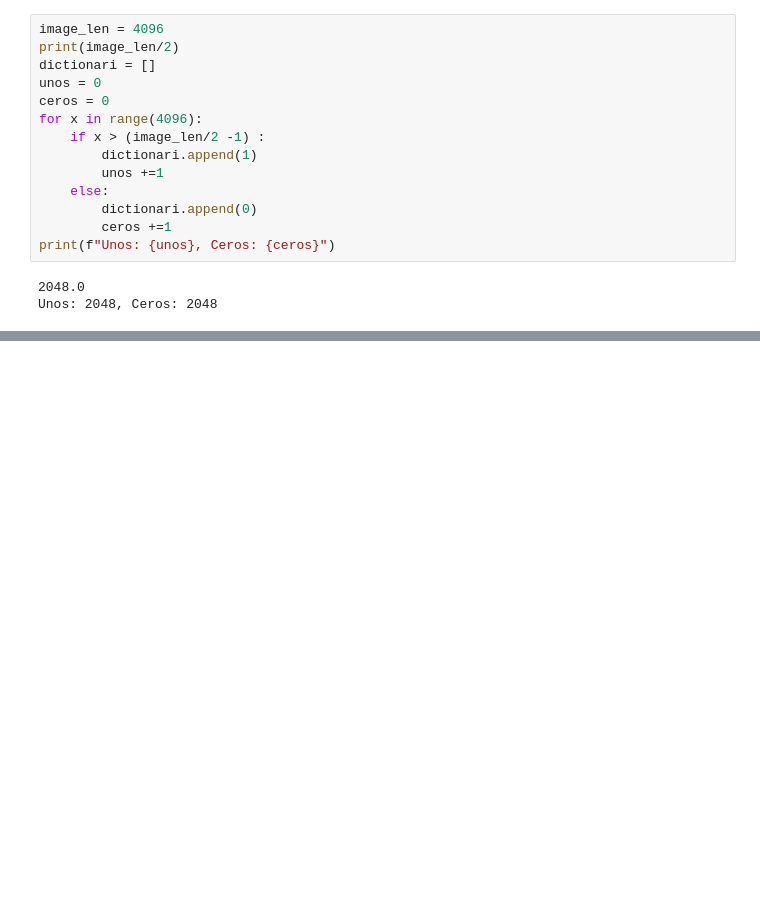
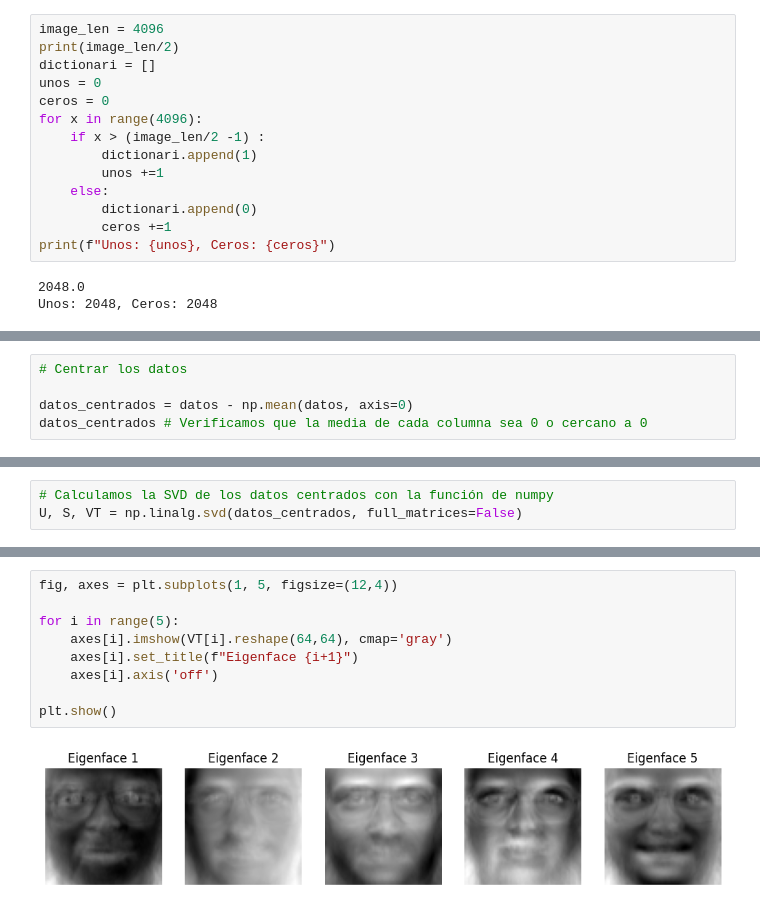
Before and after one commit to Jvelasquez980/Practica-Final-MatApl, a Jupyter notebook: Examen_Final.ipynb, the cells around one changed output, grey strips where cells are left out. Saved outputs shown, nothing was run; the diff lists cells and outputs as text; blank space fills up the shorter version.

```diff
--- a/Examen_Final.ipynb
+++ b/Examen_Final.ipynb
@@ -118,0 +121,5 @@ Unos: 2048, Ceros: 2048
+# %%
+# Centrar los datos
+
+datos_centrados = datos - np.mean(datos, axis=0)
+datos_centrados # Verificamos que la media de cada columna sea 0 o cercano a 0
@@ -118,0 +140,3 @@ Unos: 2048, Ceros: 2048
+# %%
+# Calculamos la SVD de los datos centrados con la función de numpy
+U, S, VT = np.linalg.svd(datos_centrados, full_matrices=False)
@@ -118,0 +160,11 @@ Unos: 2048, Ceros: 2048
+# %%
+fig, axes = plt.subplots(1, 5, figsize=(12,4))
+
+for i in range(5):
+    axes[i].imshow(VT[i].reshape(64,64), cmap='gray')
+    axes[i].set_title(f"Eigenface {i+1}")
+    axes[i].axis('off')
+
+plt.show()
+# %% [output]
+[figure, added]
```
Also changed, not shown: parts of 7 cells of this notebook.
